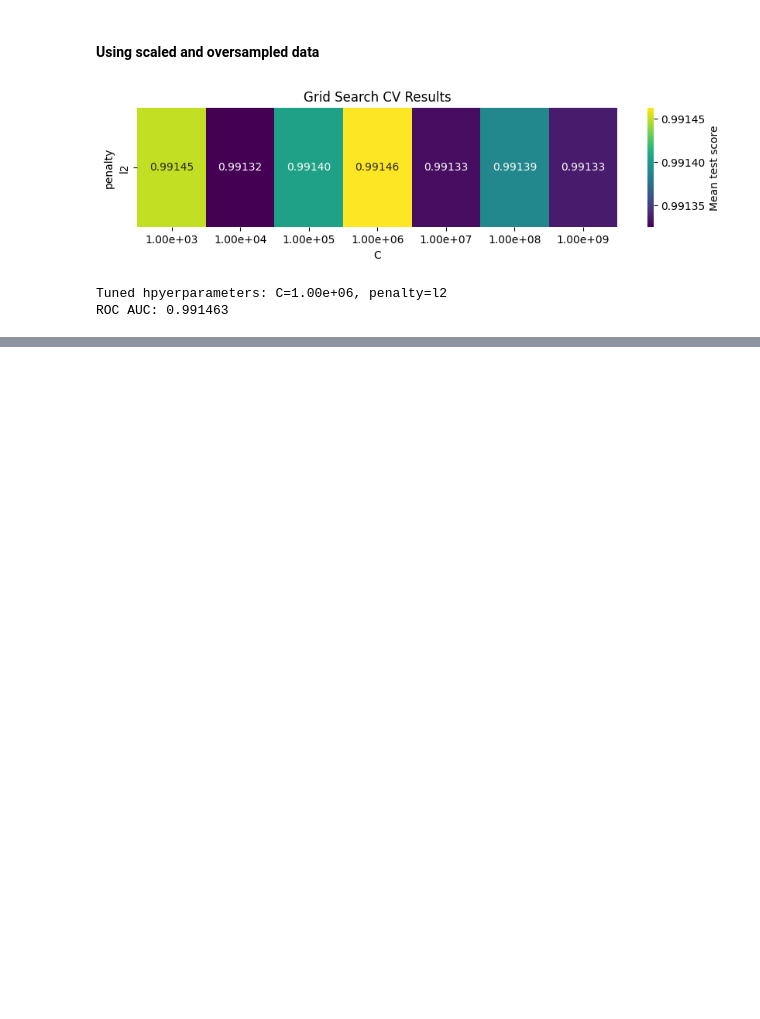
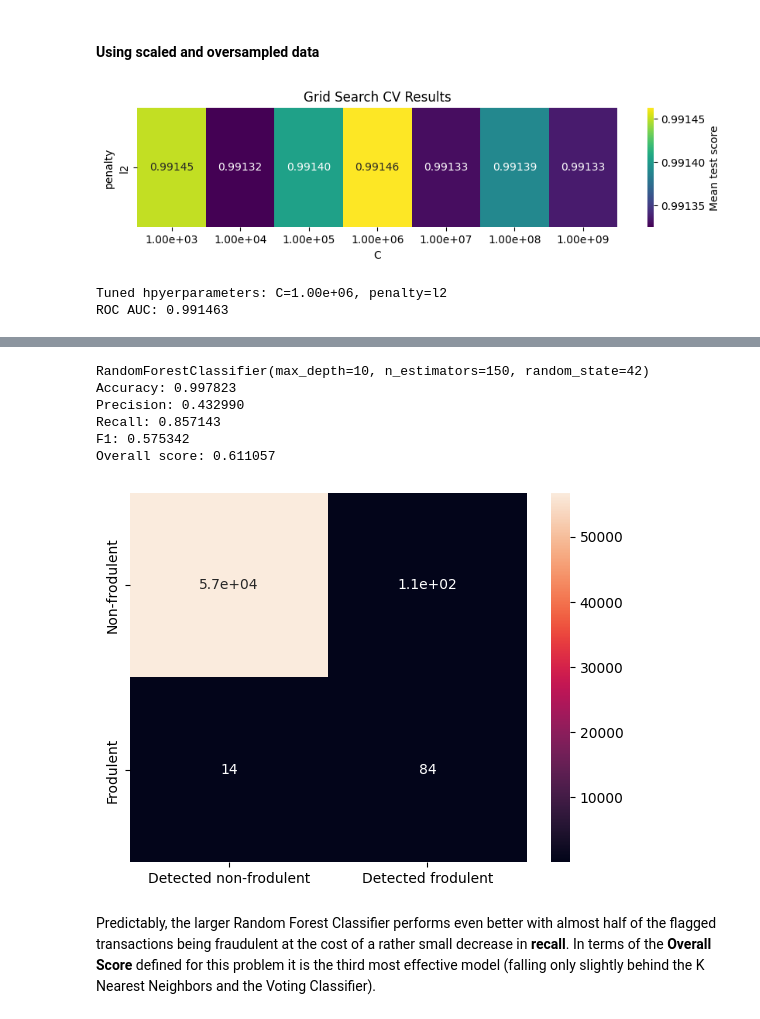
Before and after one commit to k-kalita/credit-card-fraud-detection, a Jupyter notebook: credit_card_fraud_detection.ipynb, the cells around one changed output, grey strips where cells are left out. Cells and saved outputs as stored; diff of their text form; code cells hidden in the pictures; blank space fills up the shorter version.

```diff
--- a/credit_card_fraud_detection.ipynb
+++ b/credit_card_fraud_detection.ipynb
@@ -278,0 +371,12 @@ lrm_cv_f1_scoring.fit(X_train_smote, y_train_smote);
+# %%
+present_model(rfm_large, X_test_scaled)
+# %% [output]
+RandomForestClassifier(max_depth=10, n_estimators=150, random_state=42)
+Accuracy: 0.997823
+Precision: 0.432990
+Recall: 0.857143
+F1: 0.575342
+Overall score: 0.611057
+[figure, added]
+# %% [markdown]
+Predictably, the larger Random Forest Classifier performs even better with almost half of the flagged transactions being fraudulent at the cost of a rather small decrease in **recall**. In terms of the **Overall Score** defined for this problem it is the third most effective model (falling only slightly behind the K Nearest Neighbors and the Voting Classifier).
```
Also changed, not shown: parts of 47 cells of this notebook, 2 other files.
